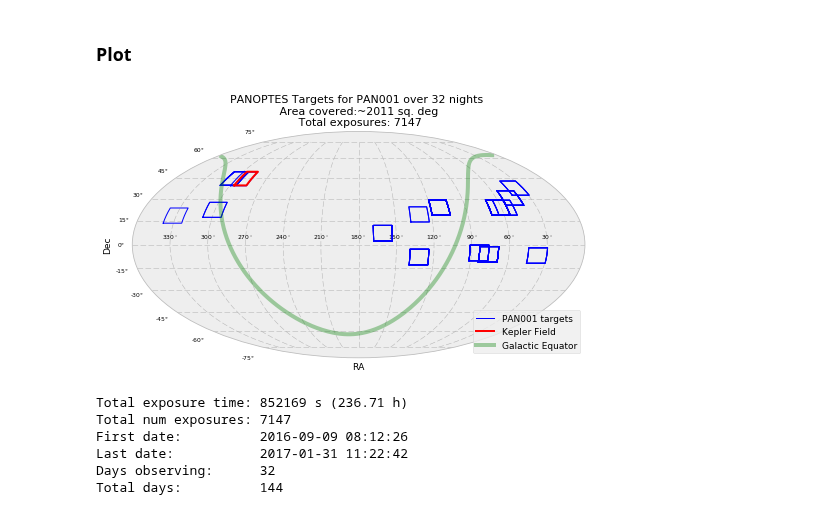
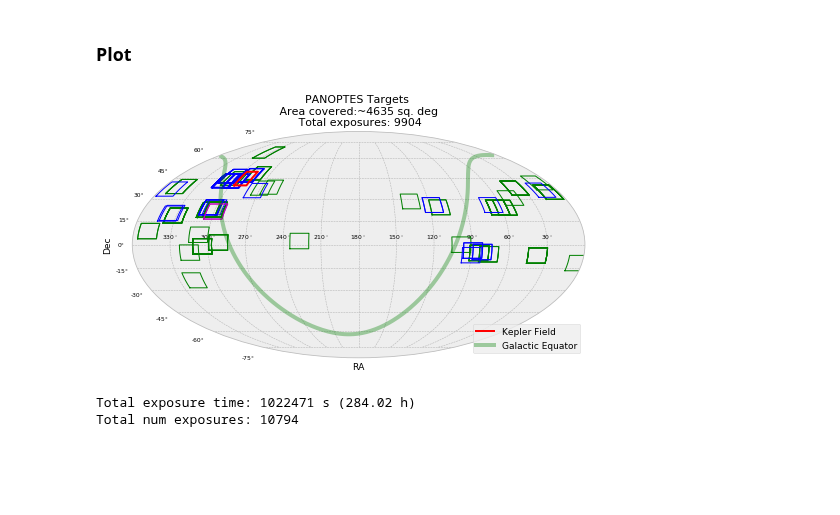
Before and after one commit to panoptes/panoptes-pipeline, a Jupyter notebook: notebooks/assets/Observing-Run-Stats-and-FOV-Plot.ipynb, the cells around one changed output. Drawn from its saved outputs; the diff is of its cells as text; code cells hidden in the pictures; blank space fills up the shorter version.

Commit message:
Updating FOV plot book

```diff
--- a/notebooks/assets/Observing-Run-Stats-and-FOV-Plot.ipynb
+++ b/notebooks/assets/Observing-Run-Stats-and-FOV-Plot.ipynb
@@ -51,0 +44,7 @@ obs_table.sort_index(axis=1, inplace=True)
+# %%
+sequence_table = pd.DataFrame(rows).set_index(['sequence_id']).sort_index().dropna()
+sequence_table['num_exp'] = 1
+# %%
+sequence_table.center_ra = pd.to_numeric(sequence_table.center_ra)
+sequence_table.center_dec = pd.to_numeric(sequence_table.center_dec)
+sequence_table.exp_time = pd.to_numeric(sequence_table.exp_time)
@@ -52,3 +61,11 @@ obs_table.sort_index(axis=1, inplace=True)
+# %%
+obs_table = sequence_table.groupby('sequence_id').agg({
+    'center_dec': np.mean,
+    'center_ra': np.mean,
+    'exp_time': np.sum,
+    'num_exp': np.sum,
+    'unit_id': np.mean, # Ugly
+})
 # %%
 # Generate Latex file
 stats_table = pd.DataFrame({
@@ -67,3 +78,6 @@ num_nights = len(set(["{}".format(date.date()) for date in obs_table['date_obs']
+# %%
+# Filter observations w/o a lot of expousres
+obs_table = obs_table.loc[obs_table.exp_time > (30 * u.minute).to(u.second)]
 # %% [markdown]
 ### Plot
 # %%
@@ -78,16 +92,23 @@ fig = plt.figure(figsize=(7,4))
 ax = fig.add_subplot(111, projection="mollweide")
 ax.tick_params(labelsize=6)
 
+
+color_lookup = {
+    1: 'g',
+    6: 'b',
+    12: 'm',
+}
+
 # FOV for each field
 for idx in range(len(obs_table)):
-    x, y, poly = get_fov_plot(coords=(obs_table['ra'][idx] * u.deg, obs_table['dec'][idx] * u.deg),
+    x, y, poly = get_fov_plot(coords=(obs_table['center_ra'][idx] * u.deg, obs_table['center_dec'][idx] * u.deg),
                                   org=org, return_polygon=True)
     polys.append(poly)
 
-    if idx == 0:
-        ax.plot(x, y, c='blue', lw=1, label='PAN001 targets')
-    else:
-        ax.plot(x, y, c='blue', lw=1)
+#     if idx == 0:
+#         ax.plot(x, y, c='blue', lw=1, label=f'PAN{obs_table["unit_id"][idx]:03d} targets')
+#     else:
+    ax.plot(x, y, c=color_lookup[obs_table['unit_id'][idx]], lw=1)
 
 # Add the Kepler Field
 x, y = get_fov_plot(coords=(290.45 * u.degree, 44.4 * u.degree), width=11.5, height=10, org=org)
@@ -99,48 +120,40 @@ eq_dec = []
 for c in Galactic(l=np.arange(120, 475) * u.deg, b=0 * u.deg).transform_to(ICRS):
     x = np.remainder(c.ra + (360 * u.degree) - org, (360 * u.degree)) # shift RA values
     ind = x > (180 * u.degree)
     x[ind] -= (360 * u.degree)    # scale conversion to [-180, 180]
     x=-x                          # reverse the scale: East to the left
     eq_ra.append(Angle(x).radian)
     eq_dec.append(Angle(c.dec).radian)
 ax.plot(eq_ra, eq_dec, 'g', lw=4, alpha=0.35, label='Galactic Equator')
 
 # Make ticks look nice
 tick_labels = np.array([150, 120, 90, 60, 30, 0, 330, 300, 270, 240, 210]) * u.degree
 tick_labels = np.remainder(tick_labels + (360 * u.degree) + org, 360 * u.degree).value
 ax.set_xticklabels(["{:.0f}$^\circ$".format(t) for t in tick_labels])
 
 # Get total area
 area1 = Polygon()
 for p in polys:
     area1 = area1.union(p)
 
 # Legend, labels, title
 ax.legend(loc=4, fontsize=9)
 ax.set_ylabel('Dec', fontsize=9)
 ax.set_xlabel('RA', fontsize=9)
 
-ax.set_title("PANOPTES Targets for PAN001 over {} nights \n Area covered:" \
+ax.set_title("PANOPTES Targets \n Area covered:" \
              "~{:.0f} sq. deg \n Total exposures: {}".format(
-    num_nights,
     area1.area,
     obs_table['num_exp'].sum()), fontsize=11)
 fig.tight_layout()
 
-fig.savefig('pan001_targets.png', dpi=300)
+fig.savefig('panoptes_observations_overview.png', dpi=300, transparent=False)
 # %% [output]
-[figure, old version]
+[figure, new version]
 # %%
+total_time = (obs_table['exp_time'].sum() * u.second)
 print("Total exposure time: {:.0f} ({:.02f})".format(total_time, total_time.to(u.hour)))
 print("Total num exposures: {}".format(stats_table['num_exp'].sum()))
-print("First date:          {}".format(str(first_date)))
-print("Last date:           {}".format(str(last_date)))
-print("Days observing:      {}".format(str(num_nights)))
-print("Total days:          {}".format(str((last_date - first_date).days)))
 # %% [output]
-Total exposure time: 852169 s (236.71 h)
-Total num exposures: 7147
-First date:          2016-09-09 08:12:26
-Last date:           2017-01-31 11:22:42
-Days observing:      32
-Total days:          144
+Total exposure time: 1022471 s (284.02 h)
+Total num exposures: 10794
```
Also changed, not shown: parts of 10 cells of this notebook, 3 other files.
